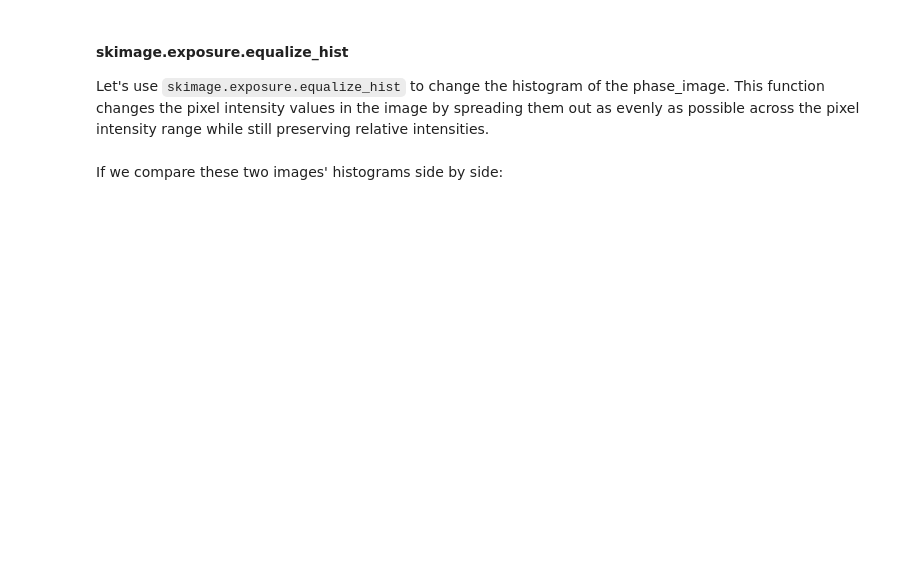
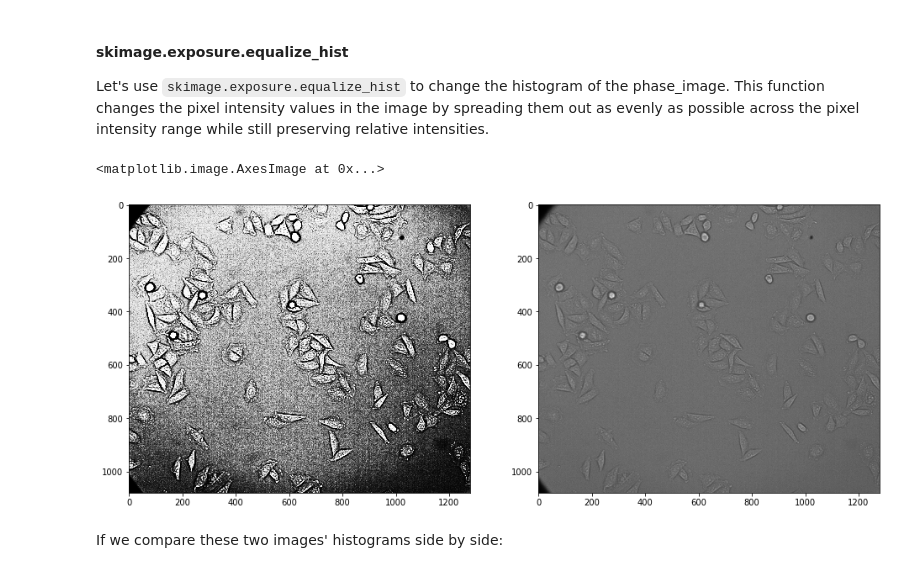
Before and after one commit to vanvalenlab/intro-to-deepcell, a Jupyter notebook: Day2_ImageProcessing.ipynb, the cells around one changed output. Saved outputs shown, nothing was run; the diff lists cells and outputs as text; code cells hidden in the pictures; blank space fills up the shorter version.

```diff
--- a/Day2_ImageProcessing.ipynb
+++ b/Day2_ImageProcessing.ipynb
@@ -222,16 +265,16 @@ Why is this histogram different from the previous one?
 Let's use `skimage.exposure.equalize_hist` to change the histogram of the phase_image. This function changes the pixel intensity values in the image by spreading them out as evenly as possible across the pixel intensity range while still preserving relative intensities.
 # %%
 from skimage.exposure import equalize_hist
-
-# compute histogram
-equalized_image = equalize_hist(phase_image)
 
 plt.rcParams['figure.figsize'] = [16,8]
 plt.figure()
 plt.subplot(1,2,1)
 plt.imshow(equalized_image, cmap='gray')
 plt.subplot(1,2,2)
 plt.imshow(phase_image, cmap='gray')
+# %% [output]
+<matplotlib.image.AxesImage at 0x...>
+[figure, added]
 # %% [markdown]
 If we compare these two images' histograms side by side:
 # %%
```
Also changed, not shown: parts of 16 cells of this notebook.
